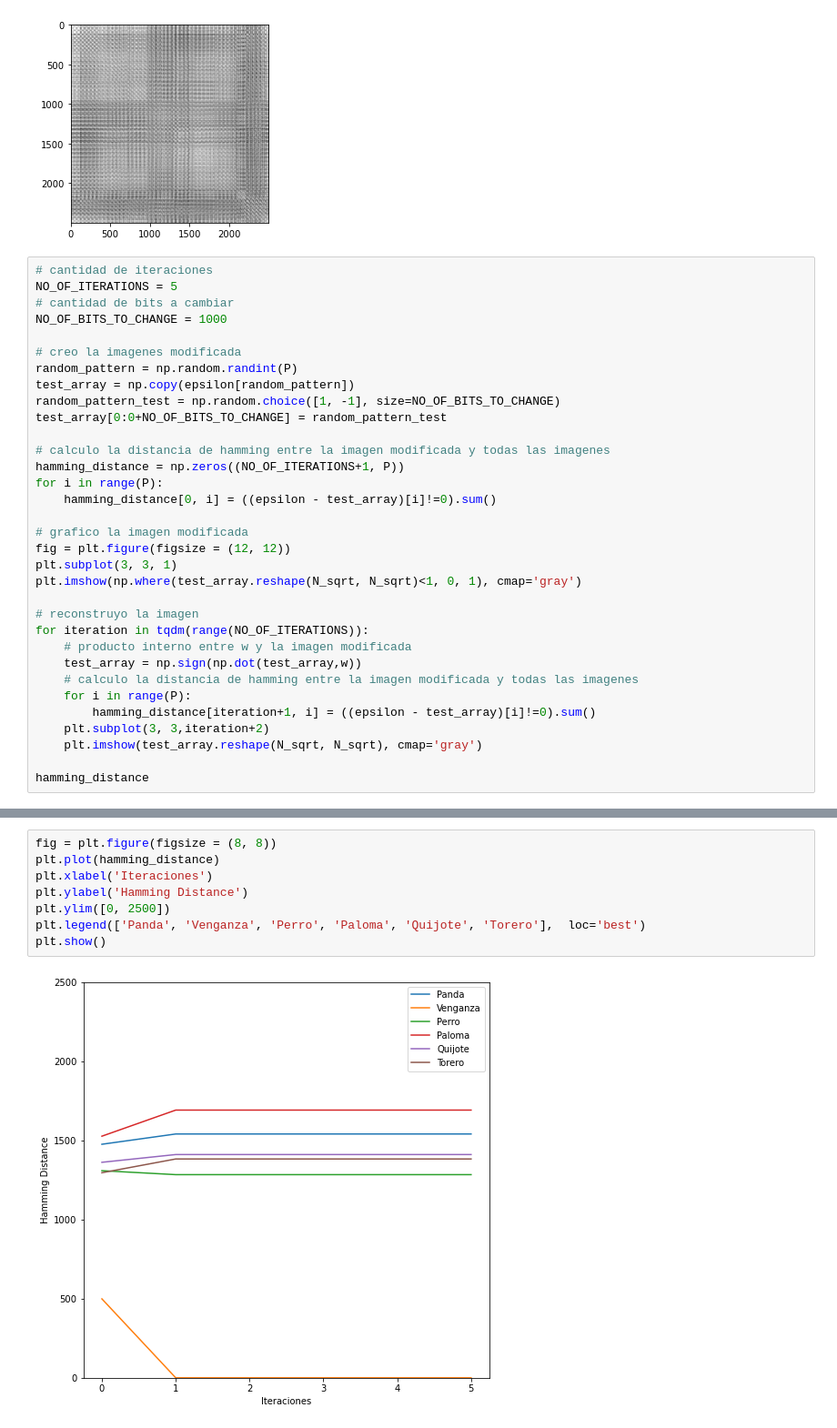
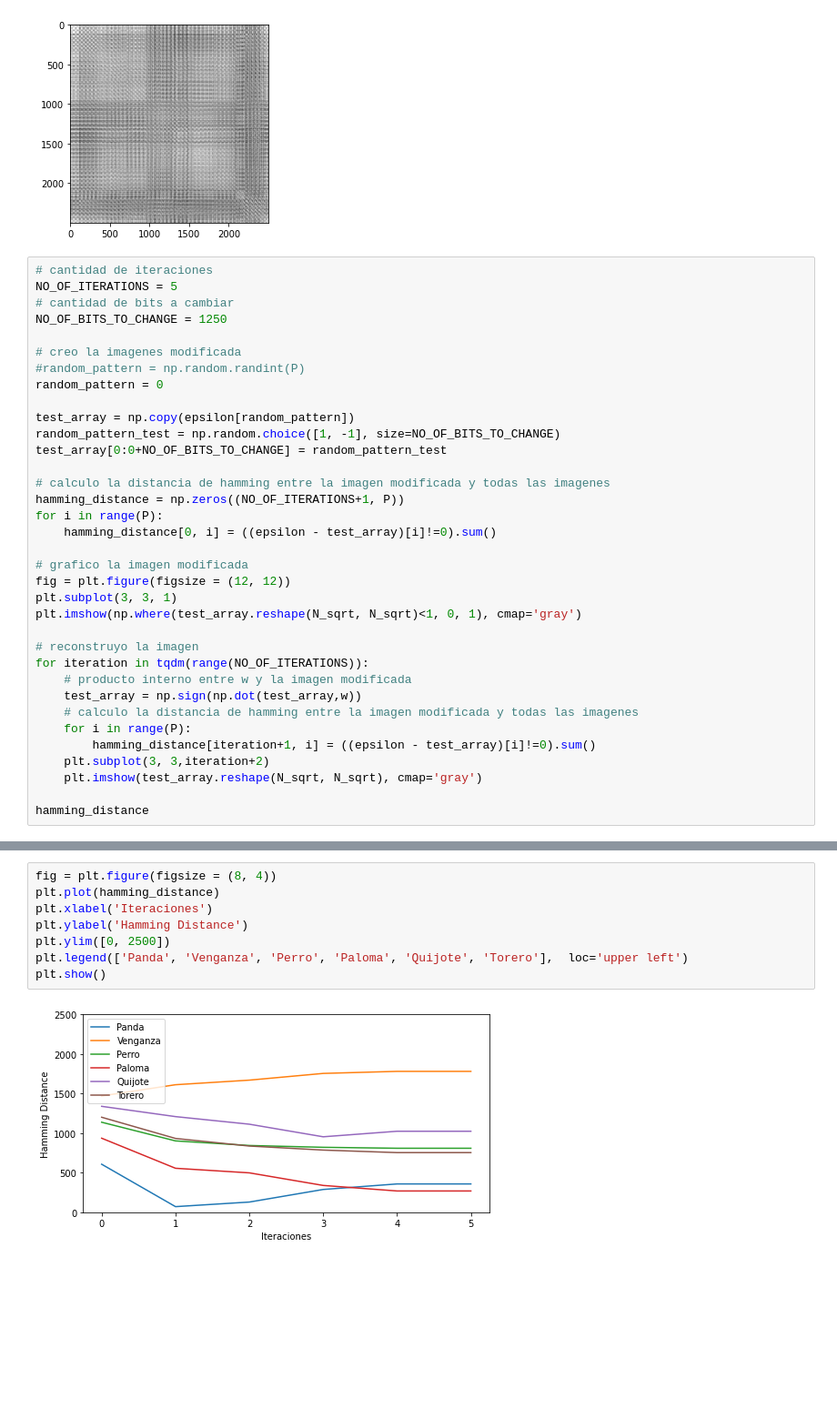
Before and after one commit to agustinsilva447/Machine-learning, a Jupyter notebook: Redes Neuronales UBA/TP1/UBA_RN_TP1_ejercicioa).ipynb, the cells around one changed output, grey strips where cells are left out. Shown at 91% size. Cells and saved outputs as stored; diff of their text form; blank space fills up the shorter version.

```diff
--- a/Redes Neuronales UBA/TP1/UBA_RN_TP1_ejercicioa).ipynb
+++ b/Redes Neuronales UBA/TP1/UBA_RN_TP1_ejercicioa).ipynb
@@ -65,10 +65,12 @@ plt.imshow(w, cmap='gray')
 # cantidad de iteraciones
 NO_OF_ITERATIONS = 5
 # cantidad de bits a cambiar
-NO_OF_BITS_TO_CHANGE = 1000
+NO_OF_BITS_TO_CHANGE = 1250
 
 # creo la imagenes modificada
-random_pattern = np.random.randint(P)
+#random_pattern = np.random.randint(P)
+random_pattern = 0
+
 test_array = np.copy(epsilon[random_pattern])
 random_pattern_test = np.random.choice([1, -1], size=NO_OF_BITS_TO_CHANGE)
 test_array[0:0+NO_OF_BITS_TO_CHANGE] = random_pattern_test
@@ -105,10 +107,10 @@ array([[1476.,  499., 1309., 1527., 1362., 1296.],
 # %%
-fig = plt.figure(figsize = (8, 8))
+fig = plt.figure(figsize = (8, 4))
 plt.plot(hamming_distance)
 plt.xlabel('Iteraciones')
 plt.ylabel('Hamming Distance')
 plt.ylim([0, 2500])
-plt.legend(['Panda', 'Venganza', 'Perro', 'Paloma', 'Quijote', 'Torero'],  loc='best')
+plt.legend(['Panda', 'Venganza', 'Perro', 'Paloma', 'Quijote', 'Torero'],  loc='upper left')
 plt.show()
 # %% [output]
-[figure, old version]
+[figure, new version]
```
Also changed, not shown: parts of 1 cell of this notebook.
